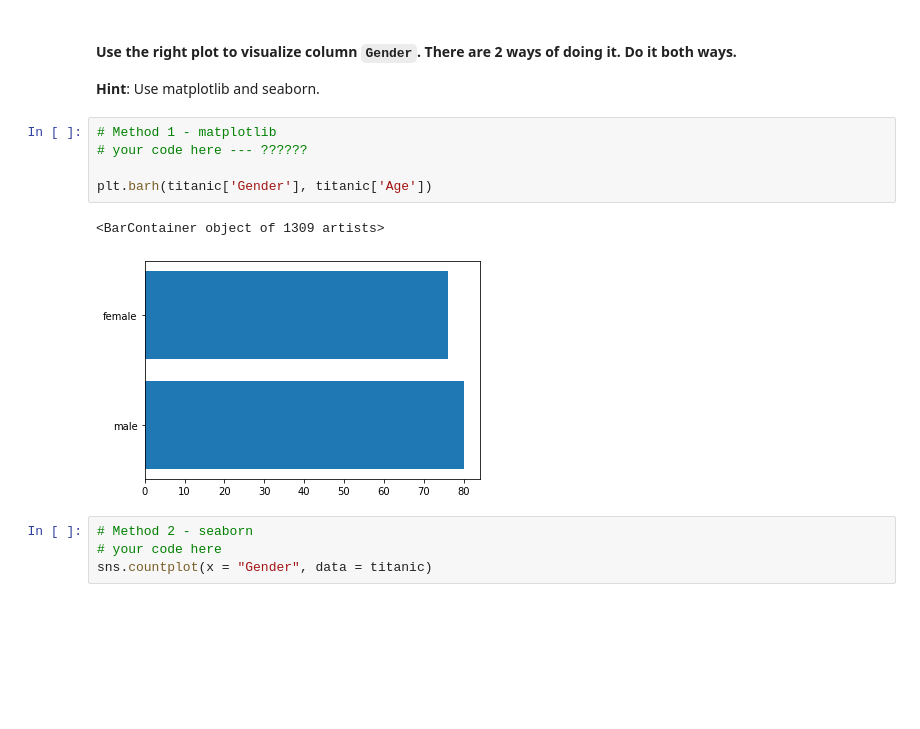
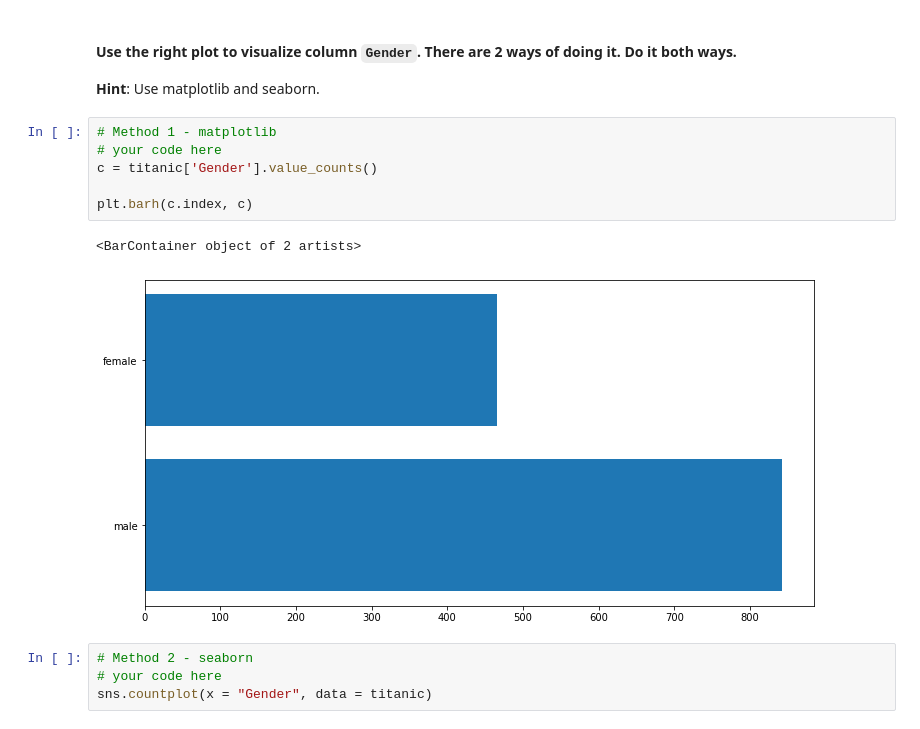
Before and after one commit to ta-datapt-bcn/lab-matplotlib-seaborn, a Jupyter notebook: your-code/main.ipynb, the cells around one changed output. Drawn from its saved outputs; the diff is of its cells as text; blank space fills up the shorter version.

```diff
--- a/your-code/main.ipynb
+++ b/your-code/main.ipynb
@@ -249,12 +274,13 @@ sns.boxplot(x = 'Age', y = "Gender", data = titanic)
 **Hint**: Use matplotlib and seaborn.
 # %%
 # Method 1 - matplotlib
-# your code here --- ??????
+# your code here
+c = titanic['Gender'].value_counts()
 
-plt.barh(titanic['Gender'], titanic['Age'])
+plt.barh(c.index, c)
 # %% [output]
-<BarContainer object of 1309 artists>
+<BarContainer object of 2 artists>
-[figure, old version]
+[figure, new version]
 # %%
 # Method 2 - seaborn
 # your code here
```
Also changed, not shown: parts of 18 cells of this notebook.
